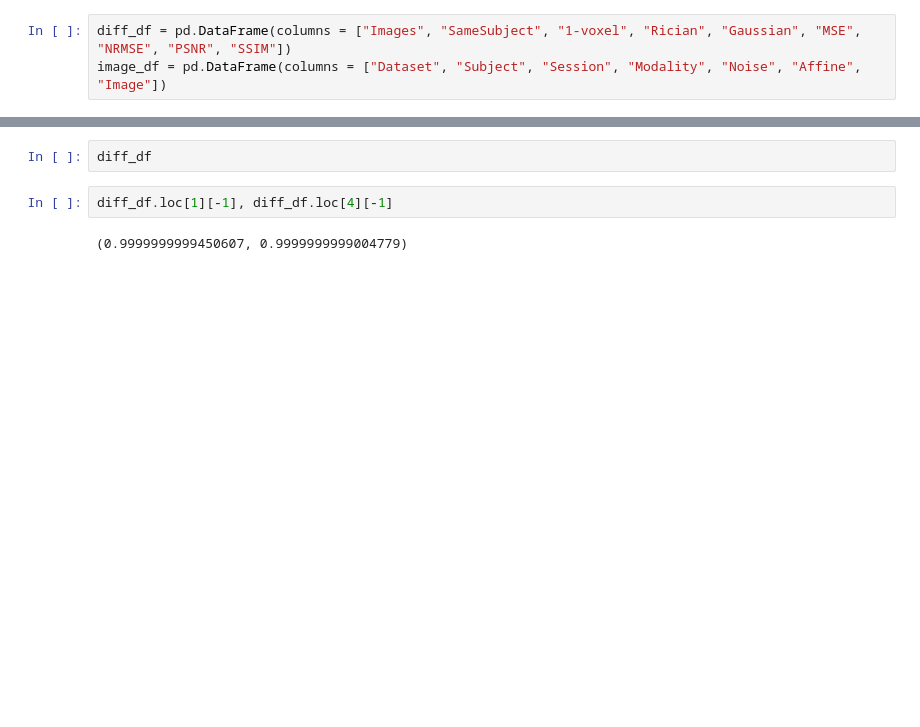
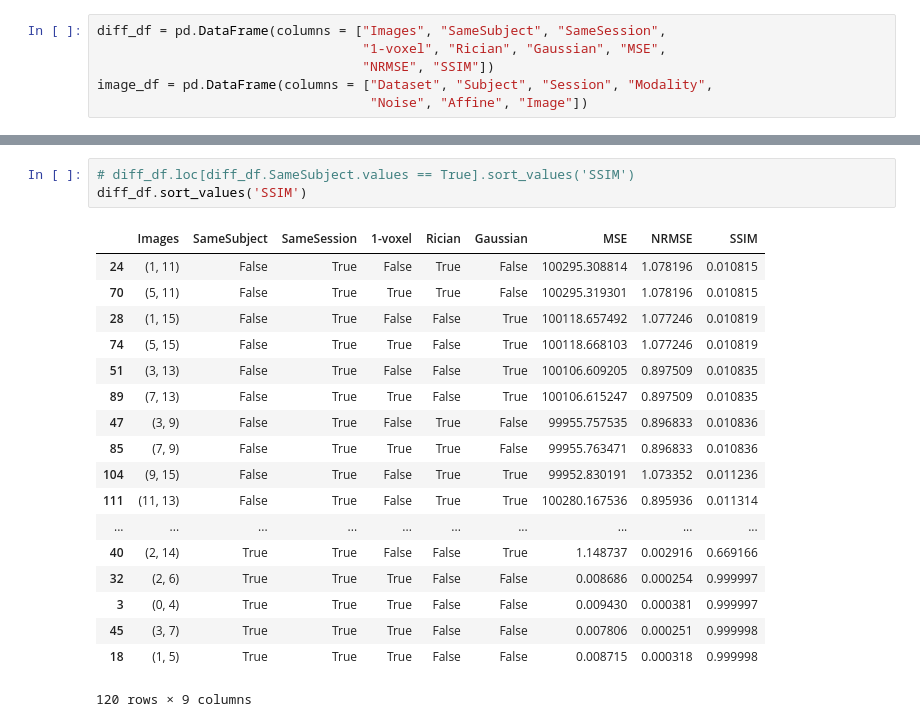
Before and after one commit to gkiar/image-metrics, a Jupyter notebook: code/simulate.ipynb, the cells around one changed output, grey strips where cells are left out. Cells and saved outputs as stored; diff of their text form; blank space fills up the shorter version.

Commit message:
added rician and gaussian noise simulations

```diff
--- a/code/simulate.ipynb
+++ b/code/simulate.ipynb
@@ -20,4 +42,7 @@ def oneVoxel(data, loc, scale):
 # %%
-diff_df = pd.DataFrame(columns = ["Images", "SameSubject", "1-voxel", "Rician", "Gaussian", "MSE", "NRMSE", "PSNR", "SSIM"])
-image_df = pd.DataFrame(columns = ["Dataset", "Subject", "Session", "Modality", "Noise", "Affine", "Image"])
+diff_df = pd.DataFrame(columns = ["Images", "SameSubject", "SameSession",
+                                  "1-voxel", "Rician", "Gaussian", "MSE",
+                                  "NRMSE", "SSIM"])
+image_df = pd.DataFrame(columns = ["Dataset", "Subject", "Session", "Modality",
+                                   "Noise", "Affine", "Image"])
 # %%
@@ -72,6 +137,22 @@ ValueError: cannot set a row with mismatched columns
-# %%
-diff_df
-# %%
-diff_df.loc[1][-1], diff_df.loc[4][-1]
-# %% [output]
-(0.9999999999450607, 0.9999999999004779)
+# %%
+# diff_df.loc[diff_df.SameSubject.values == True].sort_values('SSIM')
+diff_df.sort_values('SSIM')
+# %% [output]
+|  | Images | SameSubject | SameSession | 1-voxel | Rician | Gaussian | MSE | NRMSE | SSIM |
+| 24 | (1, 11) | False | True | False | True | False | 100295.308814 | 1.078196 | 0.010815 |
+| 70 | (5, 11) | False | True | True | True | False | 100295.319301 | 1.078196 | 0.010815 |
+| 28 | (1, 15) | False | True | False | False | True | 100118.657492 | 1.077246 | 0.010819 |
+| 74 | (5, 15) | False | True | True | False | True | 100118.668103 | 1.077246 | 0.010819 |
+| 51 | (3, 13) | False | True | False | False | True | 100106.609205 | 0.897509 | 0.010835 |
+| 89 | (7, 13) | False | True | True | False | True | 100106.615247 | 0.897509 | 0.010835 |
+| 47 | (3, 9) | False | True | False | True | False | 99955.757535 | 0.896833 | 0.010836 |
+| 85 | (7, 9) | False | True | True | True | False | 99955.763471 | 0.896833 | 0.010836 |
+| 104 | (9, 15) | False | True | False | True | True | 99952.830191 | 1.073352 | 0.011236 |
+| 111 | (11, 13) | False | True | False | True | True | 100280.167536 | 0.895936 | 0.011314 |
+| ... | ... | ... | ... | ... | ... | ... | ... | ... | ... |
+| 40 | (2, 14) | True | True | False | False | True | 1.148737 | 0.002916 | 0.669166 |
+| 32 | (2, 6) | True | True | True | False | False | 0.008686 | 0.000254 | 0.999997 |
+| 3 | (0, 4) | True | True | True | False | False | 0.009430 | 0.000381 | 0.999997 |
+| 45 | (3, 7) | True | True | True | False | False | 0.007806 | 0.000251 | 0.999998 |
+| 18 | (1, 5) | True | True | True | False | False | 0.008715 | 0.000318 | 0.999998 |
+120 rows × 9 columns
```
Also changed, not shown: parts of 8 cells of this notebook.
